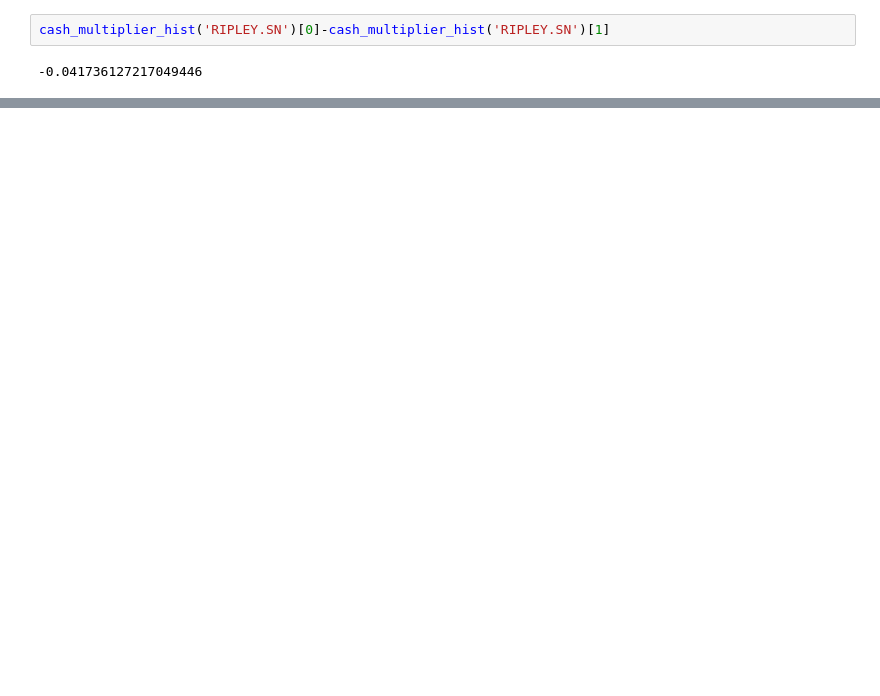
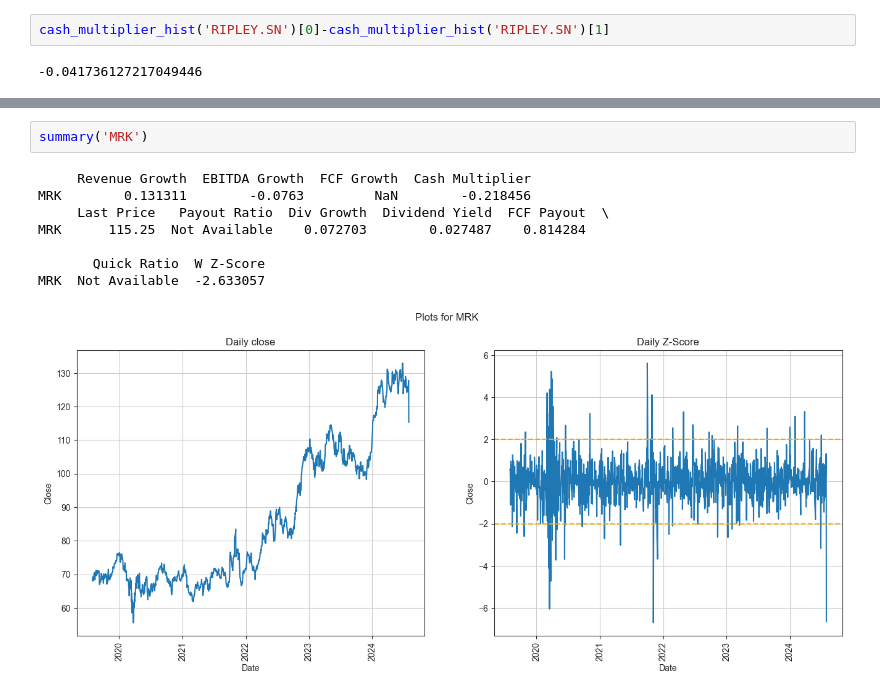
Before and after one commit to ggoni/dividend-stock-picker, a Jupyter notebook: explore-stocks.ipynb, the cells around one changed output, grey strips where cells are left out. Saved outputs shown, nothing was run; the diff lists cells and outputs as text; blank space fills up the shorter version.

```diff
--- a/explore-stocks.ipynb
+++ b/explore-stocks.ipynb
@@ -246,0 +248,11 @@ LKQ  Not Available  -2.554963
+# %%
+summary('MRK')
+# %% [output]
+     Revenue Growth  EBITDA Growth  FCF Growth  Cash Multiplier
+MRK        0.131311        -0.0763         NaN        -0.218456
+     Last Price   Payout Ratio  Div Growth  Dividend Yield  FCF Payout  \
+MRK      115.25  Not Available    0.072703        0.027487    0.814284
+
+       Quick Ratio  W Z-Score
+MRK  Not Available  -2.633057
+[figure, added]
```
Also changed, not shown: parts of 7 cells of this notebook, 2 other files.
